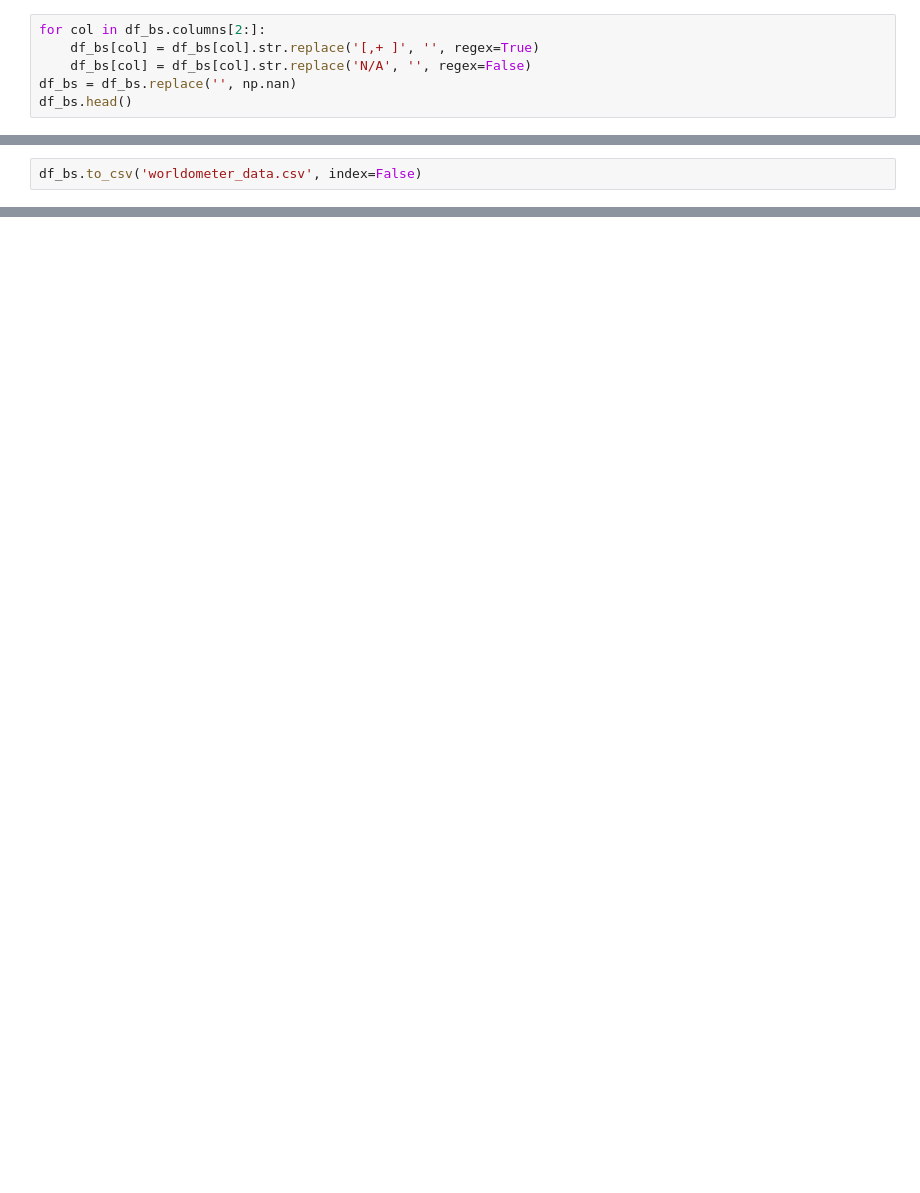
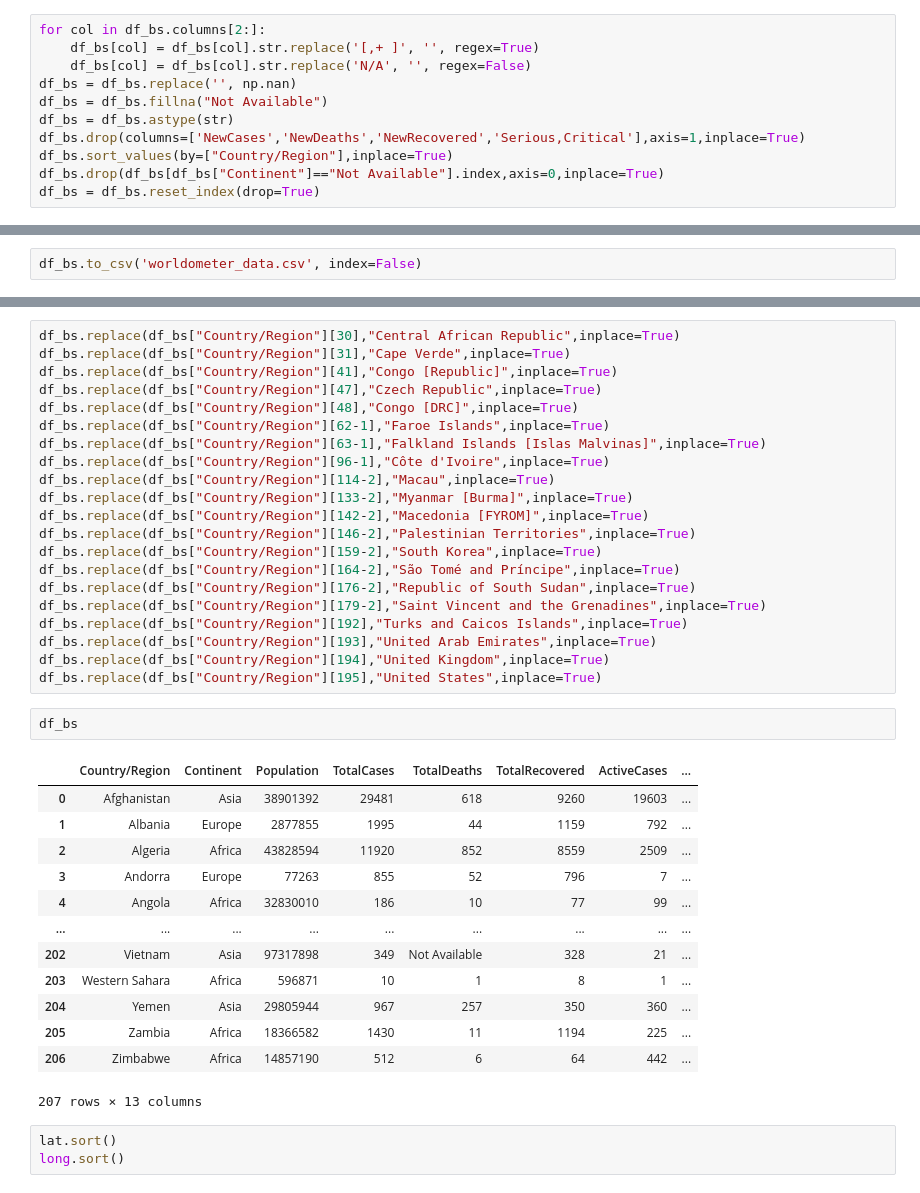
Before and after one commit to adimehta03/CODS-NLP-ML-Team, a Jupyter notebook: data-viz/worldometer_site_web_scrapping.ipynb, the cells around one changed output, grey strips where cells are left out. Drawn from its saved outputs; the diff is of its cells as text; blank space fills up the shorter version.

```diff
--- a/data-viz/worldometer_site_web_scrapping.ipynb
+++ b/data-viz/worldometer_site_web_scrapping.ipynb
@@ -124,4 +125,9 @@ for col in df_bs.columns[2:]:
     df_bs[col] = df_bs[col].str.replace('[,+ ]', '', regex=True)
     df_bs[col] = df_bs[col].str.replace('N/A', '', regex=False)
 df_bs = df_bs.replace('', np.nan)
-df_bs.head()
+df_bs = df_bs.fillna("Not Available")
+df_bs = df_bs.astype(str)
+df_bs.drop(columns=['NewCases','NewDeaths','NewRecovered','Serious,Critical'],axis=1,inplace=True)
+df_bs.sort_values(by=["Country/Region"],inplace=True)
+df_bs.drop(df_bs[df_bs["Continent"]=="Not Available"].index,axis=0,inplace=True)
+df_bs = df_bs.reset_index(drop=True)
@@ -136,0 +200,40 @@ df_bs.to_csv('worldometer_data.csv', index=False)
+# %%
+df_bs.replace(df_bs["Country/Region"][30],"Central African Republic",inplace=True)
+df_bs.replace(df_bs["Country/Region"][31],"Cape Verde",inplace=True)
+df_bs.replace(df_bs["Country/Region"][41],"Congo [Republic]",inplace=True)
+df_bs.replace(df_bs["Country/Region"][47],"Czech Republic",inplace=True)
+df_bs.replace(df_bs["Country/Region"][48],"Congo [DRC]",inplace=True)
+df_bs.replace(df_bs["Country/Region"][62-1],"Faroe Islands",inplace=True)
+df_bs.replace(df_bs["Country/Region"][63-1],"Falkland Islands [Islas Malvinas]",inplace=True)
+df_bs.replace(df_bs["Country/Region"][96-1],"Côte d'Ivoire",inplace=True)
+df_bs.replace(df_bs["Country/Region"][114-2],"Macau",inplace=True)
+df_bs.replace(df_bs["Country/Region"][133-2],"Myanmar [Burma]",inplace=True)
+df_bs.replace(df_bs["Country/Region"][142-2],"Macedonia [FYROM]",inplace=True)
+df_bs.replace(df_bs["Country/Region"][146-2],"Palestinian Territories",inplace=True)
+df_bs.replace(df_bs["Country/Region"][159-2],"South Korea",inplace=True)
+df_bs.replace(df_bs["Country/Region"][164-2],"São Tomé and Príncipe",inplace=True)
+df_bs.replace(df_bs["Country/Region"][176-2],"Republic of South Sudan",inplace=True)
+df_bs.replace(df_bs["Country/Region"][179-2],"Saint Vincent and the Grenadines",inplace=True)
+df_bs.replace(df_bs["Country/Region"][192],"Turks and Caicos Islands",inplace=True)
+df_bs.replace(df_bs["Country/Region"][193],"United Arab Emirates",inplace=True)
+df_bs.replace(df_bs["Country/Region"][194],"United Kingdom",inplace=True)
+df_bs.replace(df_bs["Country/Region"][195],"United States",inplace=True)
+# %%
+df_bs
+# %% [output]
+|  | Country/Region | Continent | Population | TotalCases | TotalDeaths | TotalRecovered | ActiveCases | ... |
+| 0 | Afghanistan | Asia | 38901392 | 29481 | 618 | 9260 | 19603 | ... |
+| 1 | Albania | Europe | 2877855 | 1995 | 44 | 1159 | 792 | ... |
+| 2 | Algeria | Africa | 43828594 | 11920 | 852 | 8559 | 2509 | ... |
+| 3 | Andorra | Europe | 77263 | 855 | 52 | 796 | 7 | ... |
+| 4 | Angola | Africa | 32830010 | 186 | 10 | 77 | 99 | ... |
+| ... | ... | ... | ... | ... | ... | ... | ... | ... |
+| 202 | Vietnam | Asia | 97317898 | 349 | Not Available | 328 | 21 | ... |
+| 203 | Western Sahara | Africa | 596871 | 10 | 1 | 8 | 1 | ... |
+| 204 | Yemen | Asia | 29805944 | 967 | 257 | 350 | 360 | ... |
+| 205 | Zambia | Africa | 18366582 | 1430 | 11 | 1194 | 225 | ... |
+| 206 | Zimbabwe | Africa | 14857190 | 512 | 6 | 64 | 442 | ... |
+207 rows × 13 columns
+# %%
+lat.sort()
+long.sort()
```
Also changed, not shown: parts of 18 cells of this notebook.
